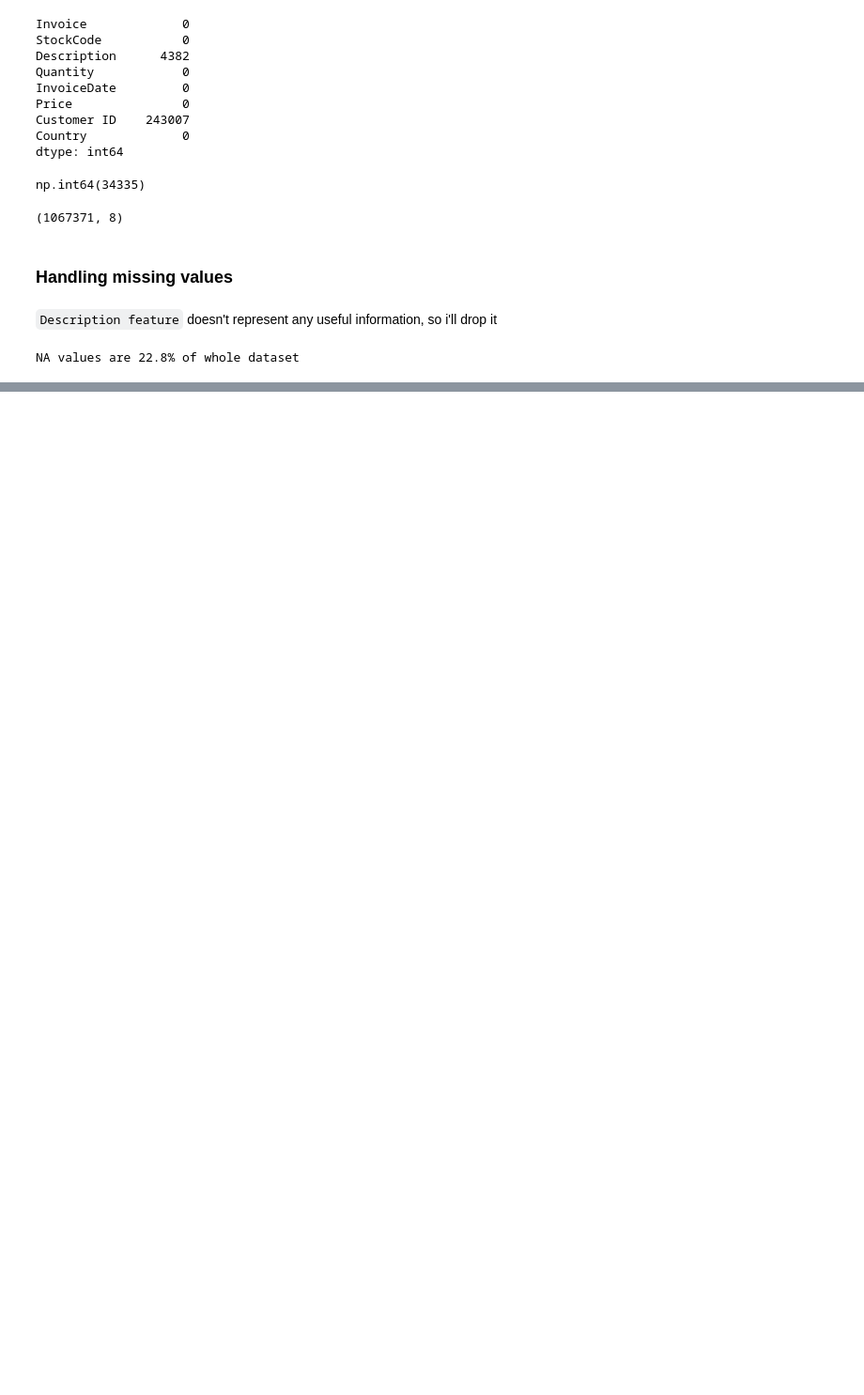
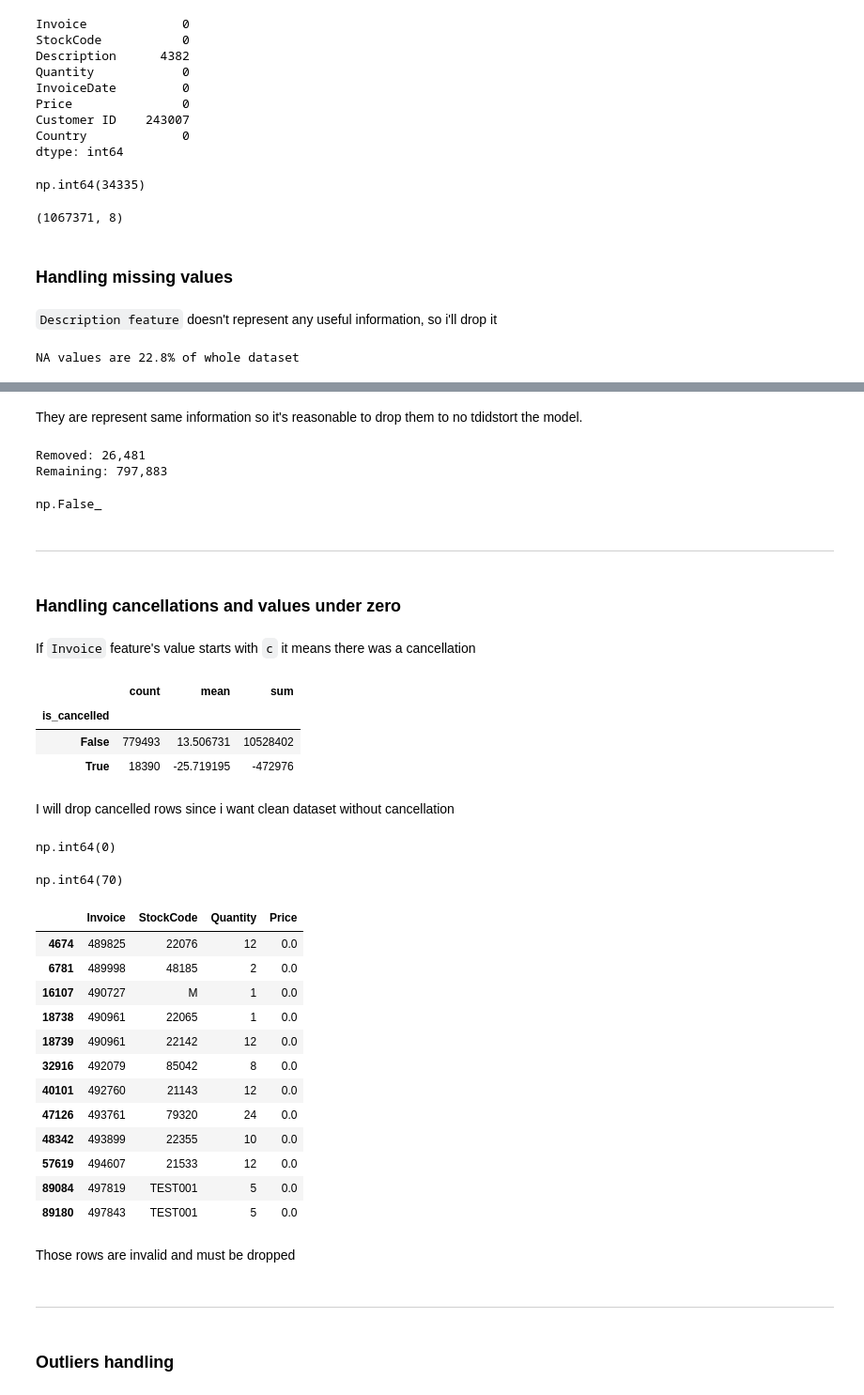
Before and after one commit to nick-st-coder/online-resail, a Jupyter notebook: notebooks/EDA.ipynb, the cells around one changed output, grey strips where cells are left out. Shown at 94% size. Saved outputs shown, nothing was run; the diff lists cells and outputs as text; code cells hidden in the pictures; blank space fills up the shorter version.

Commit message:
added: handling NA, duplicates etc

```diff
--- a/notebooks/EDA.ipynb
+++ b/notebooks/EDA.ipynb
@@ -77,0 +80,2 @@ Since
+# %%
+df = df.dropna(axis=0)
@@ -77,0 +100,66 @@ Since
+# %% [markdown]
+They are represent same information so it's reasonable to drop them to no tdidstort the model.
+# %%
+before = len(df)
+
+df = df.drop_duplicates()
+
+after = len(df)
+
+print(f"Removed: {before - after:,}")
+print(f"Remaining: {after:,}")
+# %% [output]
+Removed: 26,481
+Remaining: 797,883
+# %%
+df.duplicated().any()
+# %% [output]
+np.False_
+# %% [markdown]
+---
+# %% [markdown]
+### Handling cancellations and values under zero
+# %% [markdown]
+If `Invoice` feature's value starts with `c` it means there was a cancellation
+# %%
+df['is_cancelled'] = df['Invoice'].astype(str).str.startswith('C')
+# %%
+df.groupby("is_cancelled")["Quantity"].agg(["count", "mean", "sum"])
+# %% [output]
+|  | count | mean | sum |
+| is_cancelled |  |  |  |
+| False | 779493 | 13.506731 | 10528402 |
+| True | 18390 | -25.719195 | -472976 |
+# %% [markdown]
+I will drop cancelled rows since i want clean dataset without cancellation
+# %%
+df = df[~df['Invoice'].astype(str).str.startswith('C')]
+df = df.drop(columns=['is_cancelled'])
+# %%
+(df["Quantity"] < 0).sum()
+# %% [output]
+np.int64(0)
+# %%
+(df["Price"] <= 0).sum()
+# %% [output]
+np.int64(70)
+# %%
+df[df["Price"] <= 0][
+    ["Invoice", "StockCode", "Quantity", "Price"]
+].head(12)
+# %% [output]
+|  | Invoice | StockCode | Quantity | Price |
+| 4674 | 489825 | 22076 | 12 | 0.0 |
+| 6781 | 489998 | 48185 | 2 | 0.0 |
+| 16107 | 490727 | M | 1 | 0.0 |
+| 18738 | 490961 | 22065 | 1 | 0.0 |
+| 18739 | 490961 | 22142 | 12 | 0.0 |
+| 32916 | 492079 | 85042 | 8 | 0.0 |
+| 40101 | 492760 | 21143 | 12 | 0.0 |
+| 47126 | 493761 | 79320 | 24 | 0.0 |
+| 48342 | 493899 | 22355 | 10 | 0.0 |
+| 57619 | 494607 | 21533 | 12 | 0.0 |
+| 89084 | 497819 | TEST001 | 5 | 0.0 |
+| 89180 | 497843 | TEST001 | 5 | 0.0 |
+# %% [markdown]
+Those rows are invalid and must be dropped
@@ -77,0 +168,4 @@ Since
+# %% [markdown]
+---
+# %% [markdown]
+### Outliers handling
```
Also changed, not shown: parts of 8 cells of this notebook.
